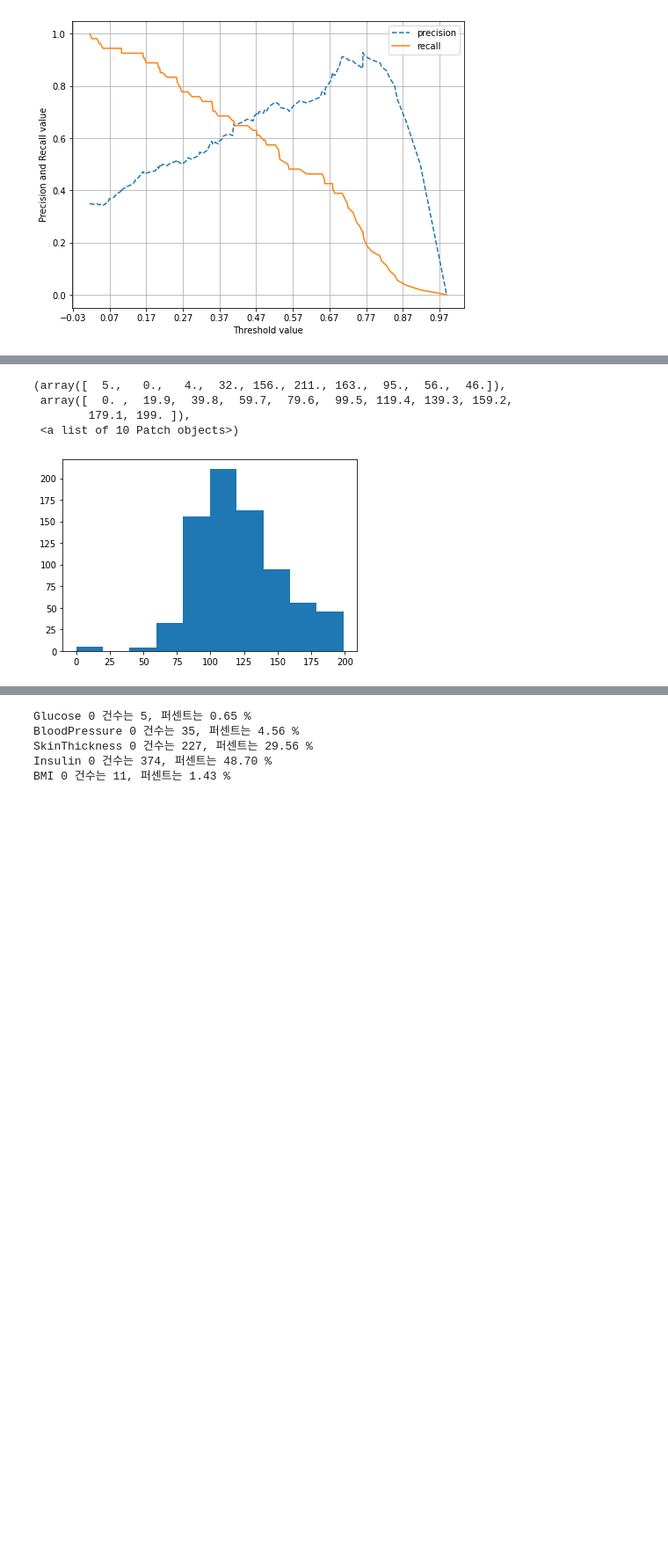
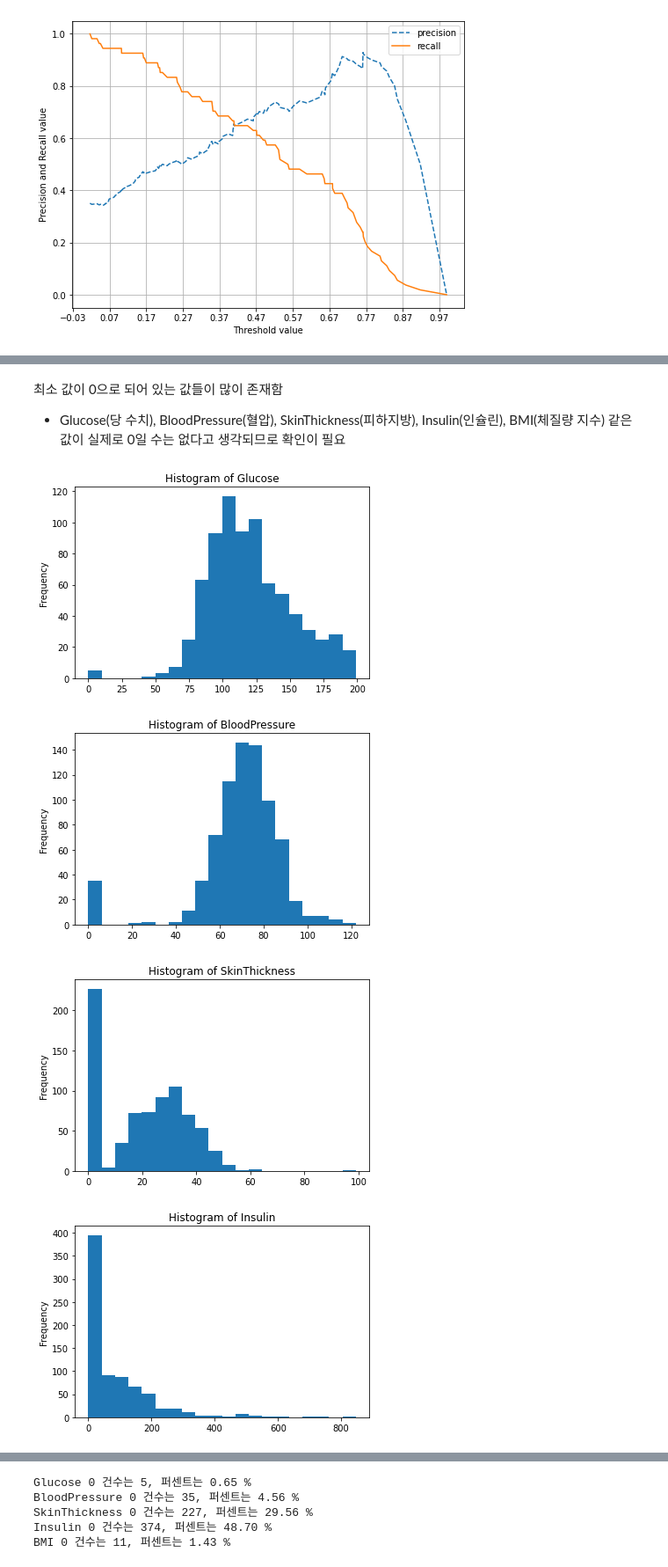
Before and after one commit to GilbertHD/HD2103, a Jupyter notebook: HD_03_06_피마인디언당뇨병.ipynb, the cells around one changed output, grey strips where cells are left out. Shown at 88% size. Drawn from its saved outputs; the diff is of its cells as text; code cells hidden in the pictures; blank space fills up the shorter version.

```diff
--- a/HD_03_06_피마인디언당뇨병.ipynb
+++ b/HD_03_06_피마인디언당뇨병.ipynb
@@ -126,11 +141,23 @@ diabetes_data.describe()
 | 50% | 3.000000 | 117.000000 | 72.000000 | 23.000000 | 30.500000 | 32.000000 | 0.372500 | 29.000000 | ... |
 | 75% | 6.000000 | 140.250000 | 80.000000 | 32.000000 | 127.250000 | 36.600000 | 0.626250 | 41.000000 | ... |
 | max | 17.000000 | 199.000000 | 122.000000 | 99.000000 | 846.000000 | 67.100000 | 2.420000 | 81.000000 | ... |
-# %%
-plt.hist(diabetes_data['Glucose'], bins=10)
-# %% [output]
-(array([  5.,   0.,   4.,  32., 156., 211., 163.,  95.,  56.,  46.]),
- array([  0. ,  19.9,  39.8,  59.7,  79.6,  99.5, 119.4, 139.3, 159.2,
-        179.1, 199. ]),
- <a list of 10 Patch objects>)
-[figure, removed]
+# %% [markdown]
+최소 값이 0으로 되어 있는 값들이 많이 존재함
+
+- Glucose(당 수치), BloodPressure(혈압), SkinThickness(피하지방), Insulin(인슐린), BMI(체질량 지수) 같은 값이 실제로 0일 수는 없다고 생각되므로 확인이 필요
+# %%
+#plt.hist(diabetes_data['Glucose'], bins=10)
+
+feature_list = ['Glucose', 'BloodPressure', 'SkinThickness', 'Insulin', 'BMI']
+
+def hist_plot(df):
+    for col in feature_list:
+        df[col].plot(kind='hist', bins=20).set_title('Histogram of '+col)
+        plt.show()
+
+hist_plot(diabetes_data)
+# %% [output]
+[figure, added]
+[figure, added]
+[figure, added]
+[figure, added]
```
Also changed, not shown: parts of 16 cells of this notebook.
